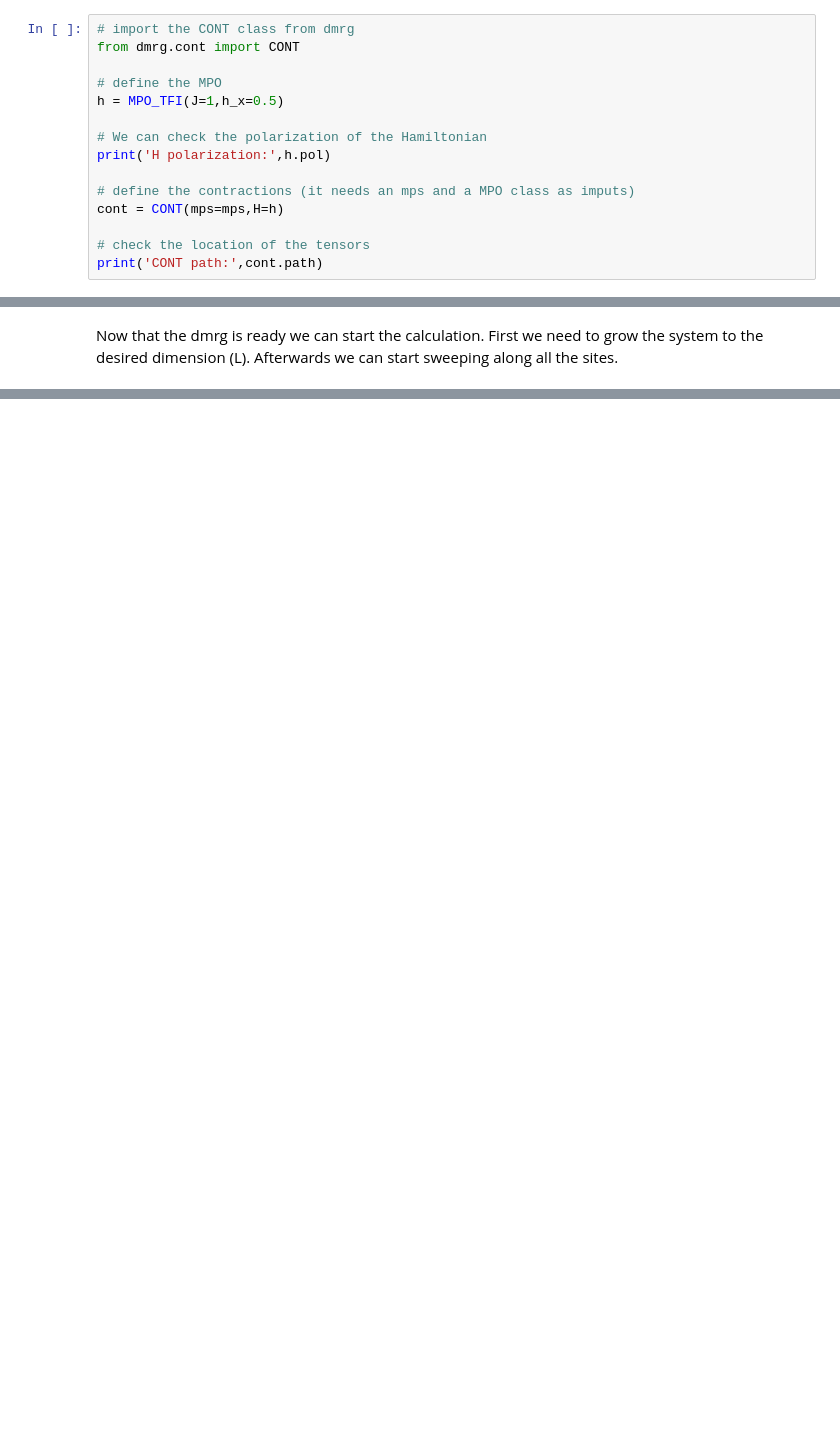
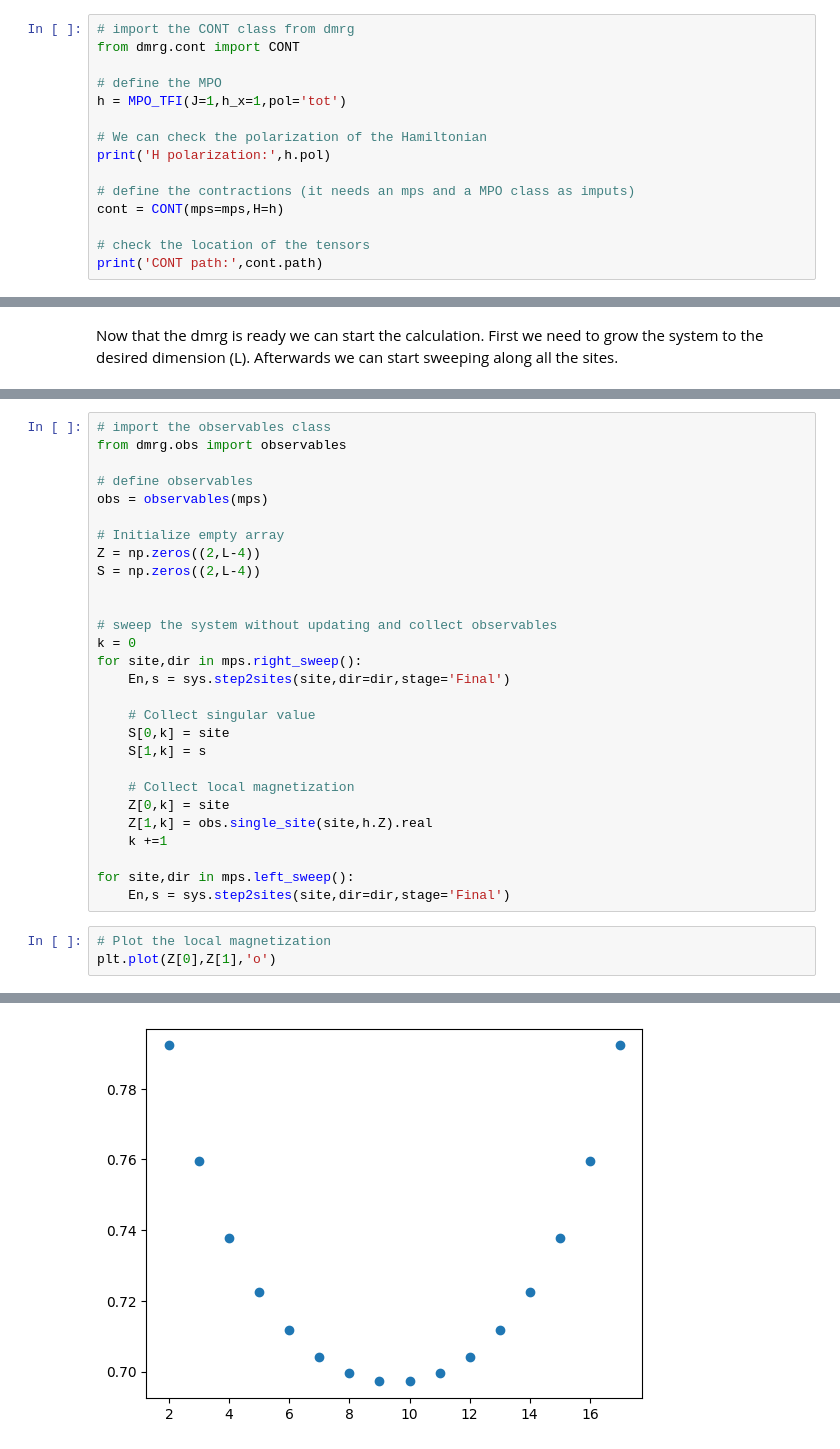
Before and after one commit to pietrorichelli/dmrg, a Jupyter notebook: examples/TFIM_example.ipynb, the cells around one changed output, grey strips where cells are left out. Cells and saved outputs as stored; diff of their text form; blank space fills up the shorter version.

```diff
--- a/examples/TFIM_example.ipynb
+++ b/examples/TFIM_example.ipynb
@@ -227,7 +227,7 @@ Then we need to define the MPO and the contractions. The contractions behave sim
 from dmrg.cont import CONT
 
 # define the MPO
-h = MPO_TFI(J=1,h_x=0.5)
+h = MPO_TFI(J=1,h_x=1,pol='tot')
 
 # We can check the polarization of the Hamiltonian
 print('H polarization:',h.pol)
@@ -291,0 +318,32 @@ plt.plot(E_sweep,'.--')
+# %%
+# import the observables class
+from dmrg.obs import observables
+
+# define observables
+obs = observables(mps)
+
+# Initialize empty array
+Z = np.zeros((2,L-4))
+S = np.zeros((2,L-4))
+
+
+# sweep the system without updating and collect observables
+k = 0
+for site,dir in mps.right_sweep():
+    En,s = sys.step2sites(site,dir=dir,stage='Final')
+
+    # Collect singular value
+    S[0,k] = site
+    S[1,k] = s
+
+    # Collect local magnetization
+    Z[0,k] = site
+    Z[1,k] = obs.single_site(site,h.Z).real
+    k +=1
+
+for site,dir in mps.left_sweep():
+    En,s = sys.step2sites(site,dir=dir,stage='Final')
+# %%
+# Plot the local magnetization
+plt.plot(Z[0],Z[1],'o')
+# %% [output]
@@ -291,0 +351 @@ plt.plot(E_sweep,'.--')
+[figure, added]
```
Also changed, not shown: parts of 10 cells of this notebook, 5 other files.
